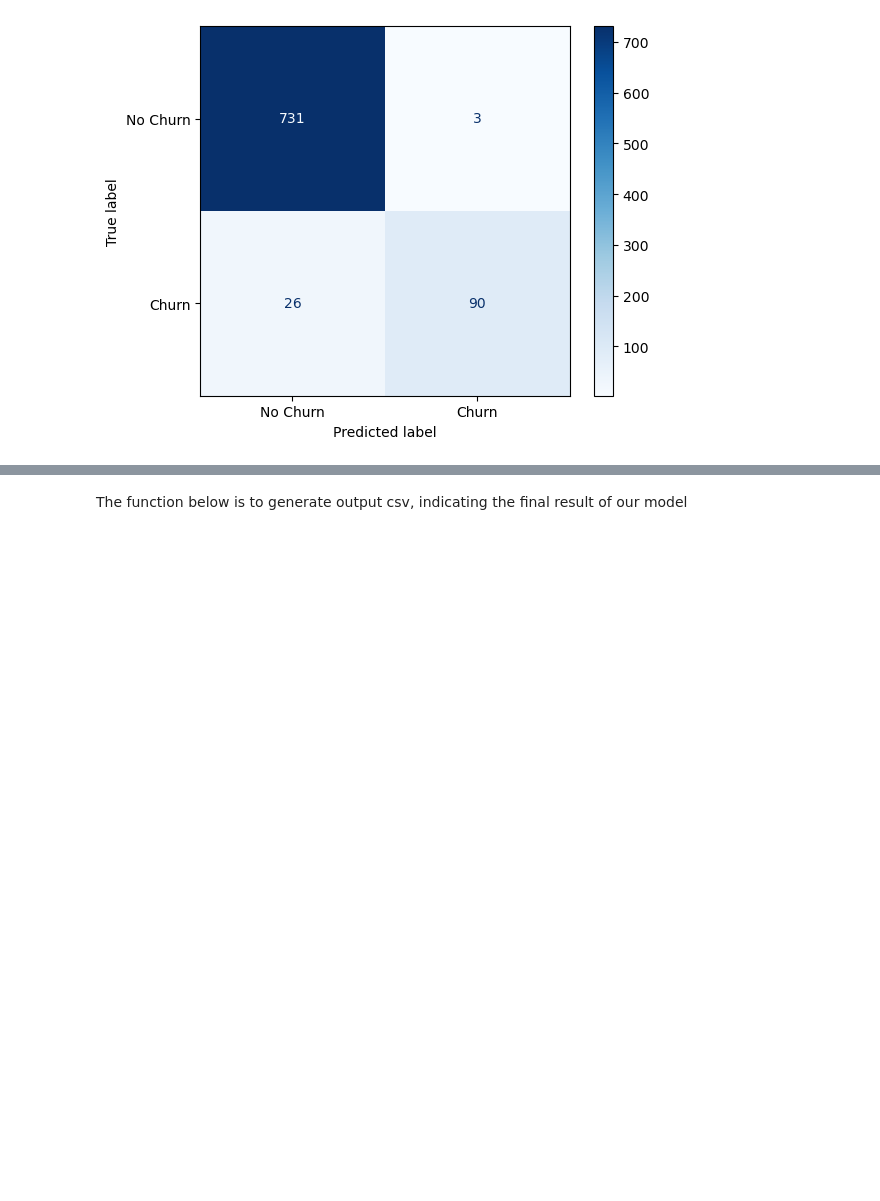
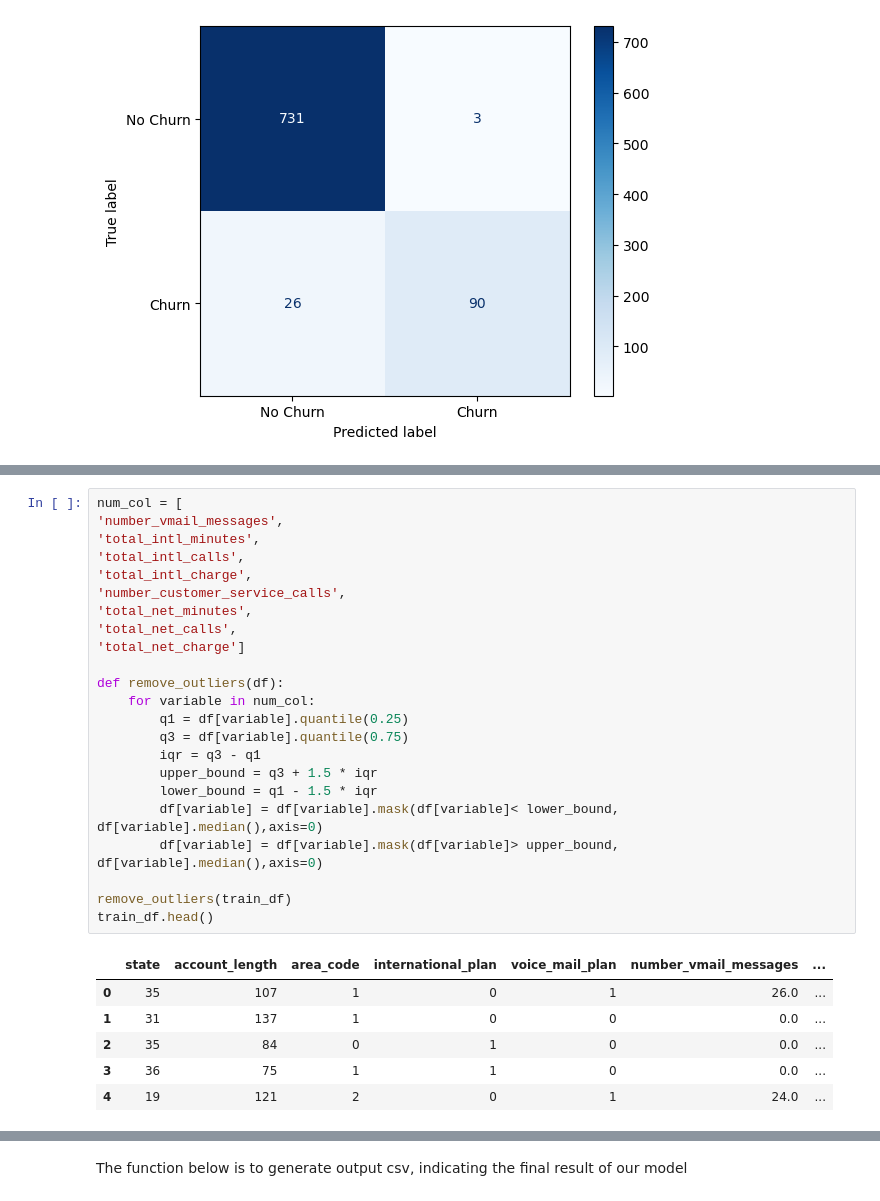
Before and after one commit to hantaoxiao/301000-Project1, a Jupyter notebook: 30100_Project1.ipynb, the cells around one changed output, grey strips where cells are left out. Drawn from its saved outputs; the diff is of its cells as text; blank space fills up the shorter version.

```diff
--- a/30100_Project1.ipynb
+++ b/30100_Project1.ipynb
@@ -506,0 +515,30 @@ confusion_matrix_plot(X_test , y_test , Thi_model , "RandomForestClassifier")
+# %%
+num_col = [
+'number_vmail_messages',
+'total_intl_minutes',
+'total_intl_calls',
+'total_intl_charge',
+'number_customer_service_calls',
+'total_net_minutes',
+'total_net_calls',
+'total_net_charge']
+
+def remove_outliers(df):
+    for variable in num_col:
+        q1 = df[variable].quantile(0.25)
+        q3 = df[variable].quantile(0.75)
+        iqr = q3 - q1
+        upper_bound = q3 + 1.5 * iqr
+        lower_bound = q1 - 1.5 * iqr
+        df[variable] = df[variable].mask(df[variable]< lower_bound, df[variable].median(),axis=0)
+        df[variable] = df[variable].mask(df[variable]> upper_bound, df[variable].median(),axis=0)
+
+remove_outliers(train_df)
+train_df.head()
+# %% [output]
+|  | state | account_length | area_code | international_plan | voice_mail_plan | number_vmail_messages | ... |
+| 0 | 35 | 107 | 1 | 0 | 1 | 26.0 | ... |
+| 1 | 31 | 137 | 1 | 0 | 0 | 0.0 | ... |
+| 2 | 35 | 84 | 0 | 1 | 0 | 0.0 | ... |
+| 3 | 36 | 75 | 1 | 1 | 0 | 0.0 | ... |
+| 4 | 19 | 121 | 2 | 0 | 1 | 24.0 | ... |
```
Also changed, not shown: parts of 5 cells of this notebook.
